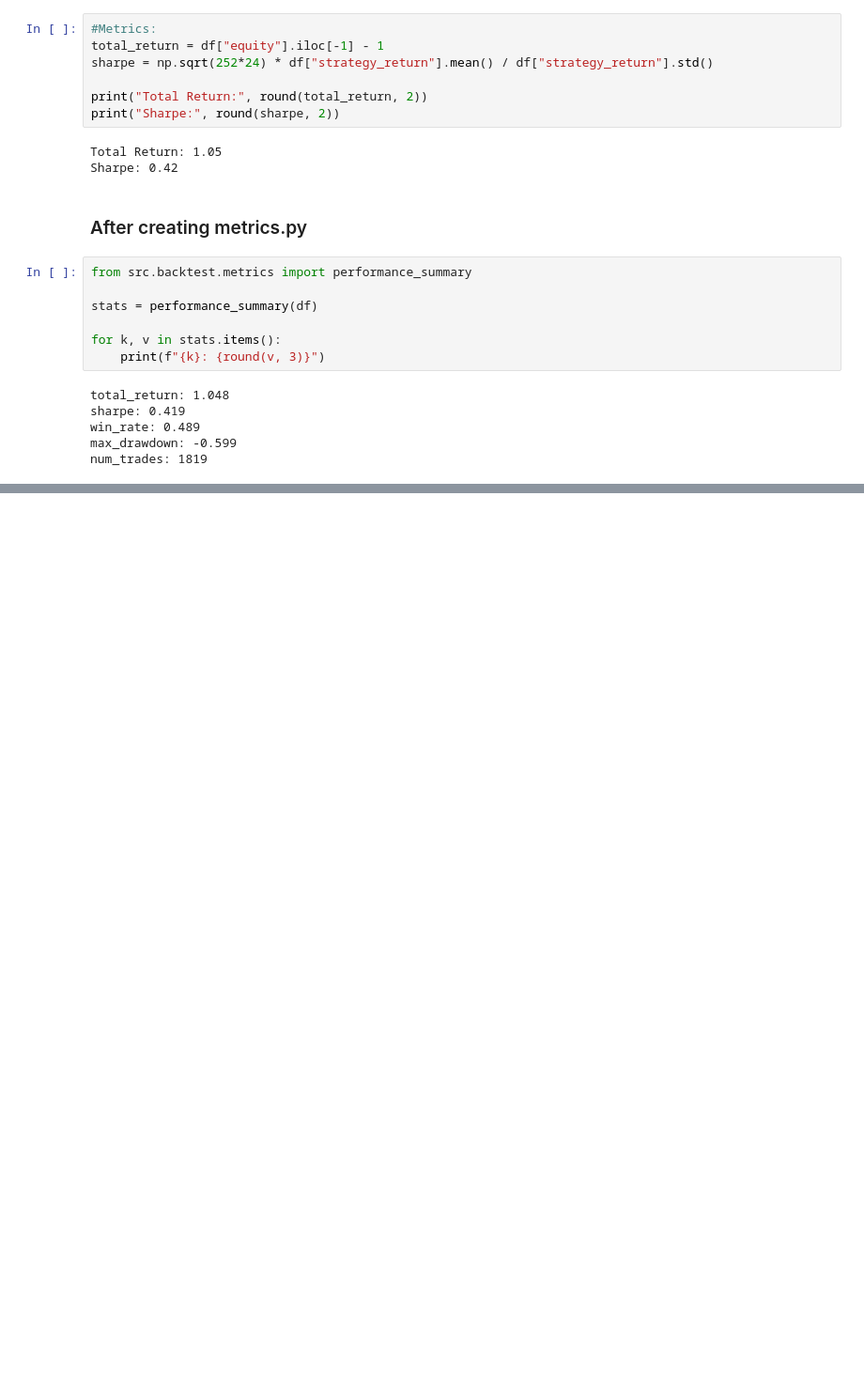
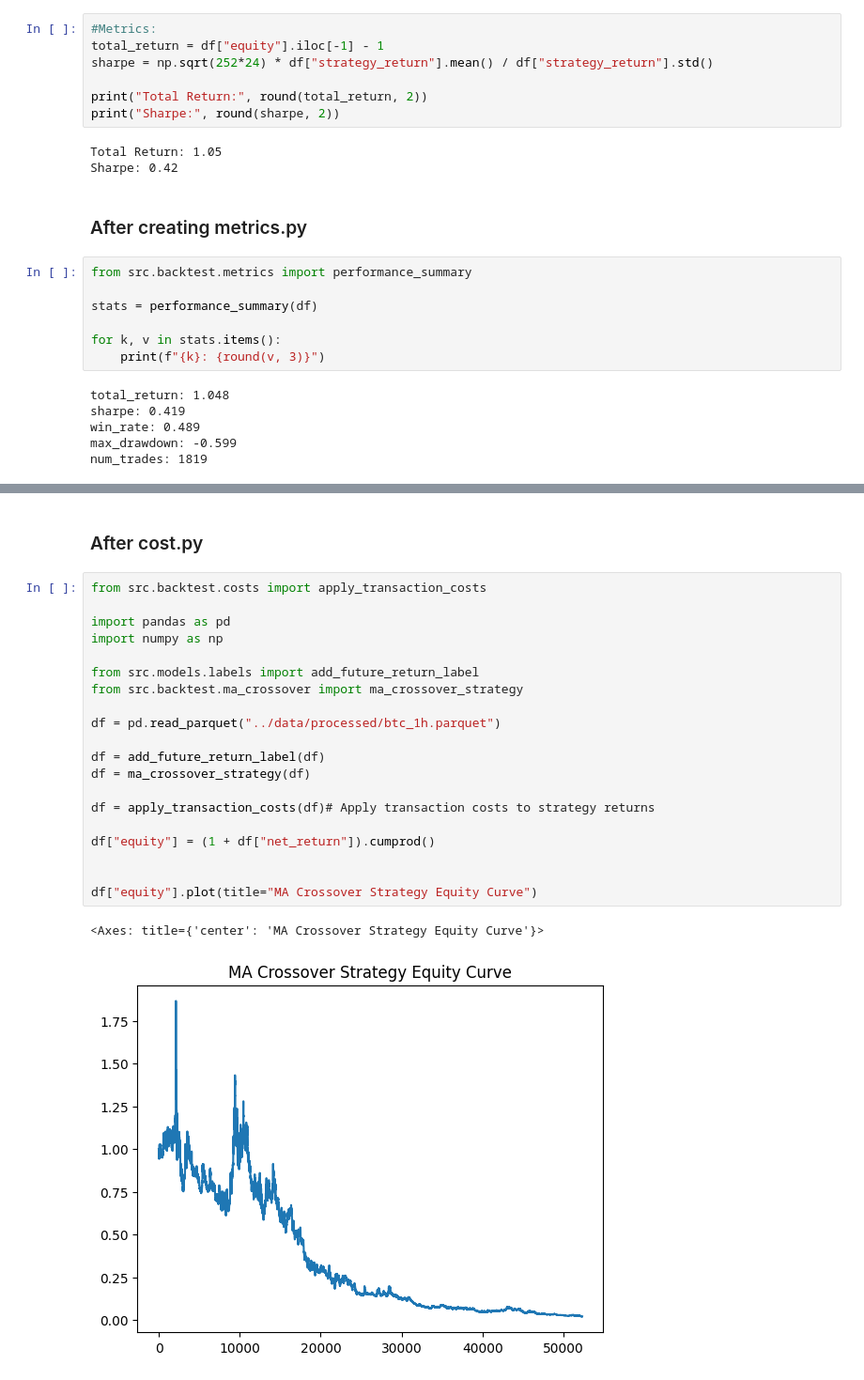
Before and after one commit to Katiehey/Trading-Bot, a Jupyter notebook: notebooks/03_ma_backtest.ipynb, the cells around one changed output, grey strips where cells are left out. Shown at 94% size. Cells and saved outputs as stored; diff of their text form; blank space fills up the shorter version.

Commit message:
Create costs.py, update backtest notebook 03 and recalculate performance metrics

```diff
--- a/notebooks/03_ma_backtest.ipynb
+++ b/notebooks/03_ma_backtest.ipynb
@@ -62,3 +63,28 @@ drawdown.plot(title="Drawdown")
 # %% [output]
 <Axes: title={'center': 'Drawdown'}>
 [figure]
+# %% [markdown]
+### After cost.py
+# %%
+from src.backtest.costs import apply_transaction_costs
+
+import pandas as pd
+import numpy as np
+
+from src.models.labels import add_future_return_label
+from src.backtest.ma_crossover import ma_crossover_strategy
+
+df = pd.read_parquet("../data/processed/btc_1h.parquet")
+
+df = add_future_return_label(df)
+df = ma_crossover_strategy(df)
+
+df = apply_transaction_costs(df)# Apply transaction costs to strategy returns
+
+df["equity"] = (1 + df["net_return"]).cumprod()
+
+
+df["equity"].plot(title="MA Crossover Strategy Equity Curve")
+# %% [output]
+<Axes: title={'center': 'MA Crossover Strategy Equity Curve'}>
+[figure, added]
```
Also changed, not shown: parts of 2 cells of this notebook, 1 other file.
